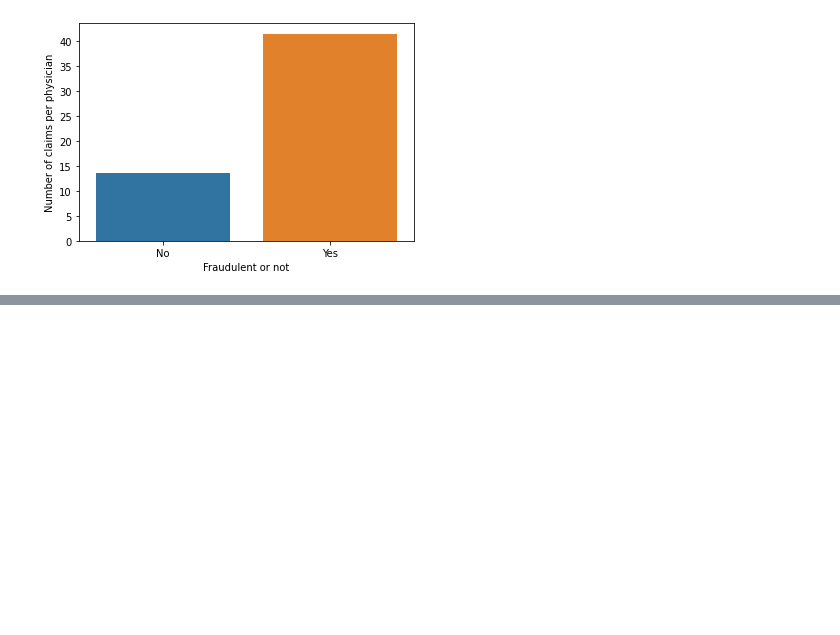
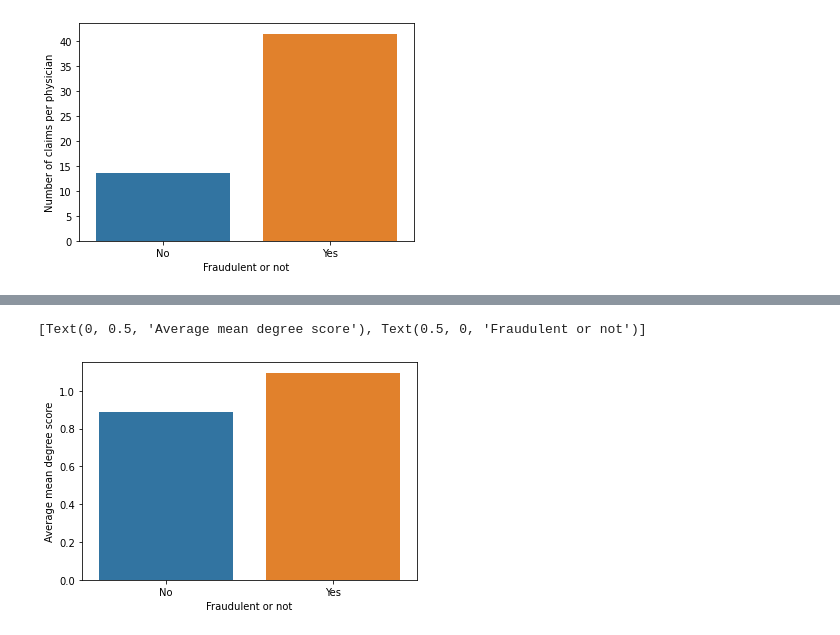
Before and after one commit to areias/healthcare_fraud, a Jupyter notebook: healthcare_fraud.ipynb, the cells around one changed output, grey strips where cells are left out. Cells and saved outputs as stored; diff of their text form; code cells hidden in the pictures; blank space fills up the shorter version.

```diff
--- a/healthcare_fraud.ipynb
+++ b/healthcare_fraud.ipynb
@@ -625,0 +659,7 @@ ax.set(xlabel="Fraudulent or not", ylabel = "Number of claims per physician")
+# %%
+grp = score.groupby(['PotentialFraud'], as_index=False)['meanscore'].mean()
+ax=sns.barplot(x='PotentialFraud',y='meanscore', data=grp)
+ax.set(xlabel="Fraudulent or not", ylabel = "Average mean degree score")
+# %% [output]
+[Text(0, 0.5, 'Average mean degree score'), Text(0.5, 0, 'Fraudulent or not')]
+[figure, added]
```
Also changed, not shown: parts of 5 cells of this notebook.
